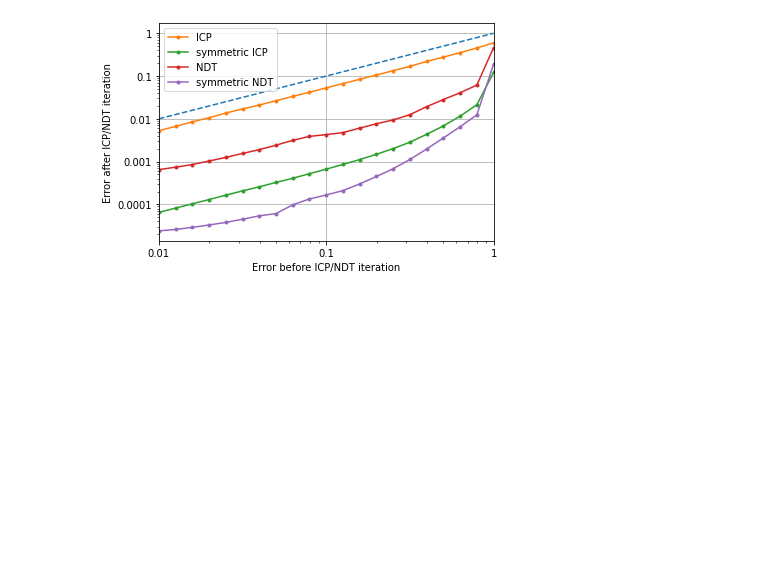
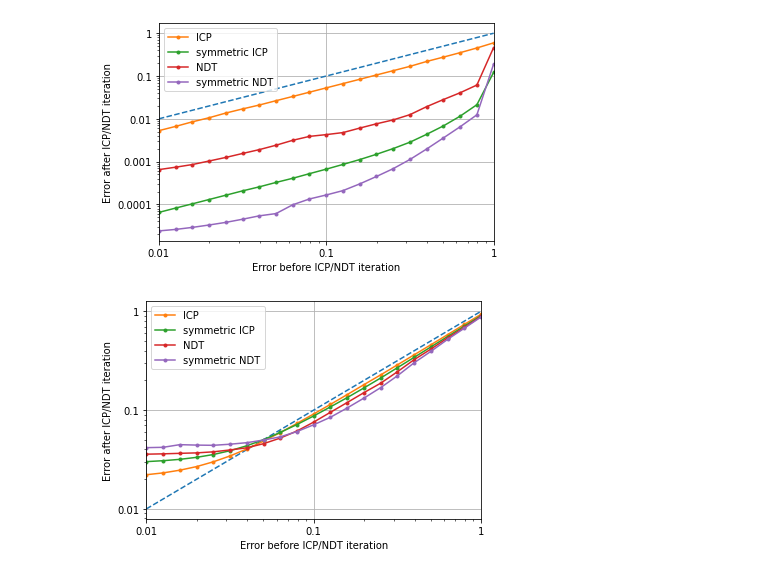
Before and after one commit to HuaTsai/Normal-Vector-NDT, a Jupyter notebook: src/sndt_exec/scripts/NDT and SNDT.ipynb, the cells around one changed output. Saved outputs shown, nothing was run; the diff lists cells and outputs as text; code cells hidden in the pictures; blank space fills up the shorter version.

```diff
--- a/src/sndt_exec/scripts/NDT and SNDT.ipynb
+++ b/src/sndt_exec/scripts/NDT and SNDT.ipynb
@@ -578,3 +578,13 @@ y7 = np.array([0.000024, 0.000026, 0.000029, 0.000033, 0.000038, 0.000045, 0.000
 converge(x, y1, y3, y5, y7)
 # %% [output]
 [figure]
+# %%
+# LS, v 0.5, c 1, d2 0.01
+x = np.array([0.010000, 0.012589, 0.015849, 0.019953, 0.025119, 0.031623, 0.039811, 0.050119, 0.063096, 0.079433, 0.100000, 0.125893, 0.158489, 0.199526, 0.251189, 0.316228, 0.398107, 0.501187, 0.630957, 0.794328, 1.000000, ])
+y1 = np.array([0.022177, 0.023140, 0.024653, 0.026794, 0.029954, 0.034337, 0.040400, 0.048518, 0.059200, 0.073313, 0.091404, 0.114242, 0.143466, 0.180738, 0.227110, 0.286792, 0.362418, 0.458157, 0.580199, 0.735981, 0.932829, ])
+y3 = np.array([0.030085, 0.030745, 0.031737, 0.033249, 0.035500, 0.038801, 0.043538, 0.050197, 0.059418, 0.071451, 0.087229, 0.107758, 0.133730, 0.167593, 0.211197, 0.268398, 0.341699, 0.435476, 0.555165, 0.708817, 0.903099, ])
+y5 = np.array([0.035791, 0.036079, 0.036508, 0.036887, 0.037806, 0.039498, 0.041518, 0.045703, 0.052077, 0.061444, 0.075626, 0.095025, 0.119253, 0.150147, 0.187148, 0.244316, 0.323712, 0.414012, 0.537446, 0.686511, 0.887788, ])
+y7 = np.array([0.041675, 0.042003, 0.044684, 0.044233, 0.044004, 0.045155, 0.046783, 0.049743, 0.053613, 0.060630, 0.071050, 0.084656, 0.105076, 0.132231, 0.168753, 0.222354, 0.301176, 0.392723, 0.519531, 0.673676, 0.876684, ])
+converge(x, y1, y3, y5, y7)
+# %% [output]
+[figure, added]
```
Also changed, not shown: 13 other files.
